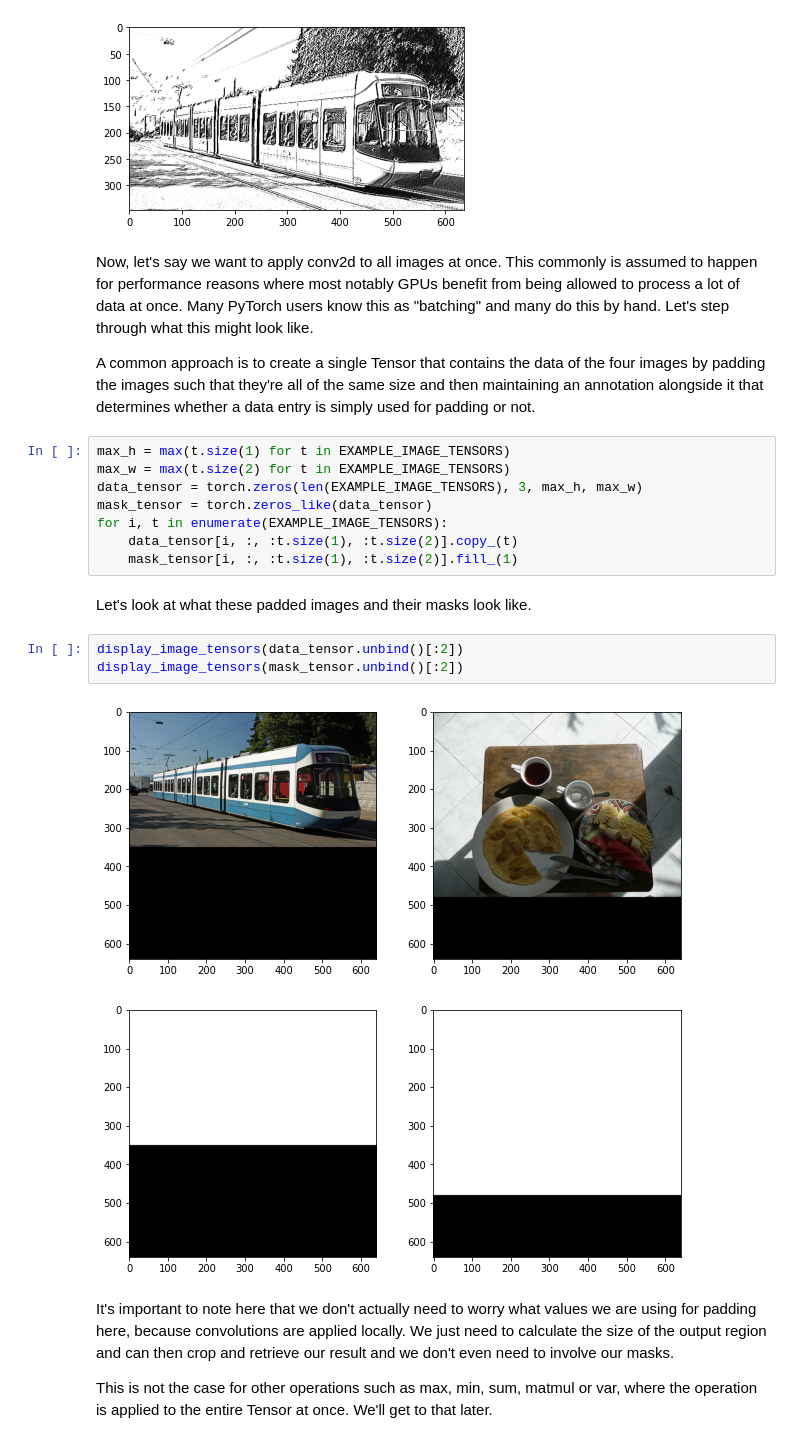
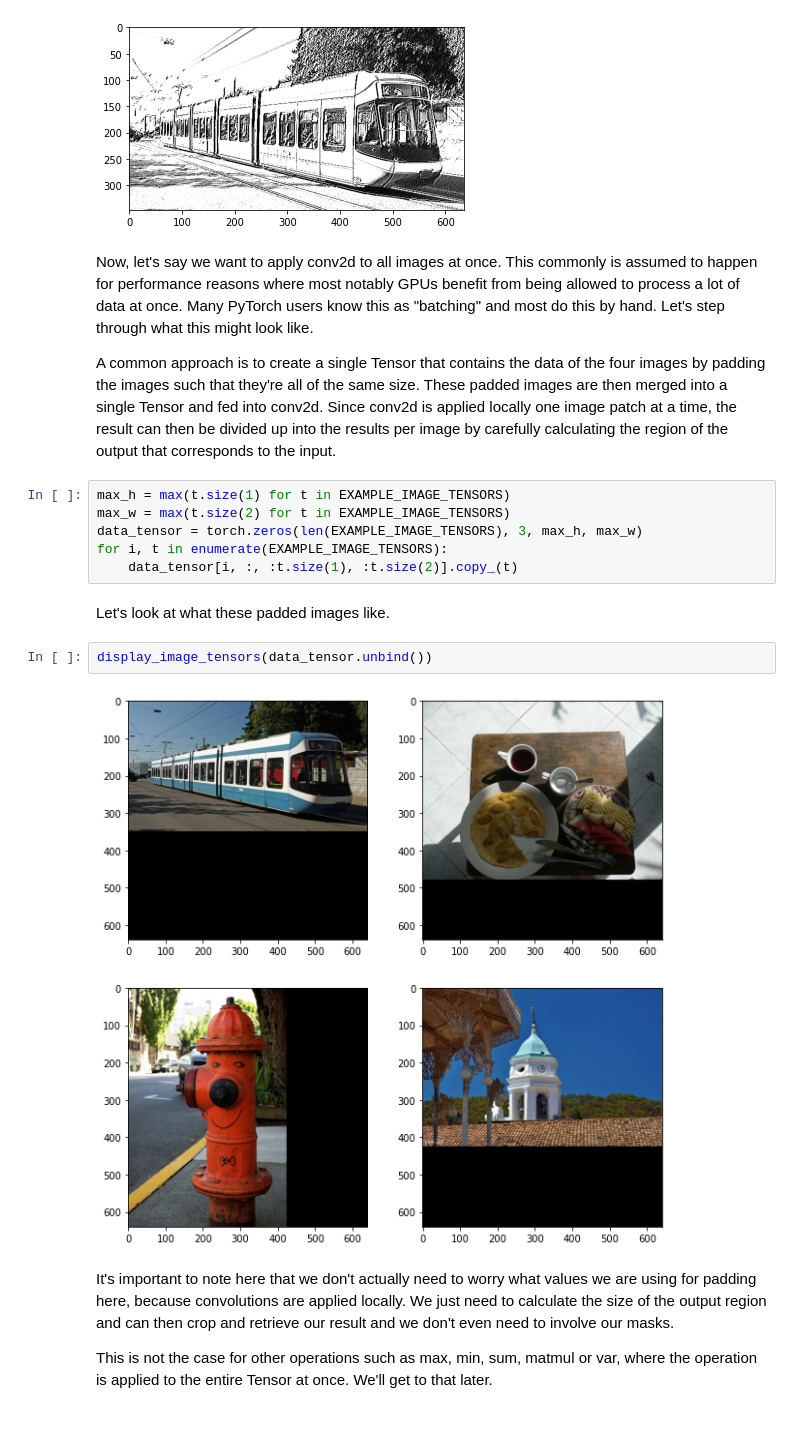
Before and after one commit to pytorch/nestedtensor, a Jupyter notebook: tutorials/notebooks/basic.ipynb, the cells around one changed output. Cells and saved outputs as stored; diff of their text form.

```diff
--- a/tutorials/notebooks/basic.ipynb
+++ b/tutorials/notebooks/basic.ipynb
@@ -55,25 +59,21 @@ Clipping input data to the valid range for imshow with RGB data ([0..1] for floa
 <matplotlib.image.AxesImage at 0x...>
 [figure]
 # %% [markdown]
-Now, let's say we want to apply conv2d to all images at once. This commonly is assumed to happen for performance reasons where most notably GPUs benefit from being allowed to process a lot of data at once. Many PyTorch users know this as "batching" and many do this by hand. Let's step through what this might look like.
+Now, let's say we want to apply conv2d to all images at once. This commonly is assumed to happen for performance reasons where most notably GPUs benefit from being allowed to process a lot of data at once. Many PyTorch users know this as "batching" and most do this by hand. Let's step through what this might look like.
 
-A common approach is to create a single Tensor that contains the data of the four images by padding the images such that they're all of the same size and then maintaining an annotation alongside it that determines whether a data entry is simply used for padding or not.
+A common approach is to create a single Tensor that contains the data of the four images by padding the images such that they're all of the same size. These padded images are then merged into a single Tensor and fed into conv2d. Since conv2d is applied locally one image patch at a time, the result can then be divided up into the results per image by carefully calculating the region of the output that corresponds to the input.
 # %%
 max_h = max(t.size(1) for t in EXAMPLE_IMAGE_TENSORS)
 max_w = max(t.size(2) for t in EXAMPLE_IMAGE_TENSORS)
 data_tensor = torch.zeros(len(EXAMPLE_IMAGE_TENSORS), 3, max_h, max_w)
-mask_tensor = torch.zeros_like(data_tensor)
 for i, t in enumerate(EXAMPLE_IMAGE_TENSORS):
     data_tensor[i, :, :t.size(1), :t.size(2)].copy_(t)
-    mask_tensor[i, :, :t.size(1), :t.size(2)].fill_(1)
 # %% [markdown]
-Let's look at what these padded images and their masks look like.
+Let's look at what these padded images like.
 # %%
-display_image_tensors(data_tensor.unbind()[:2])
-display_image_tensors(mask_tensor.unbind()[:2])
+display_image_tensors(data_tensor.unbind())
 # %% [output]
-[figure, old version]
+[figure, new version]
-[figure, removed]
 # %% [markdown]
 It's important to note here that we don't actually need to worry what values we are using for padding here, because convolutions are applied locally. We just need to calculate the size of the output region and can then crop and retrieve our result and we don't even need to involve our masks.
 
```
Also changed, not shown: parts of 36 cells of this notebook.
